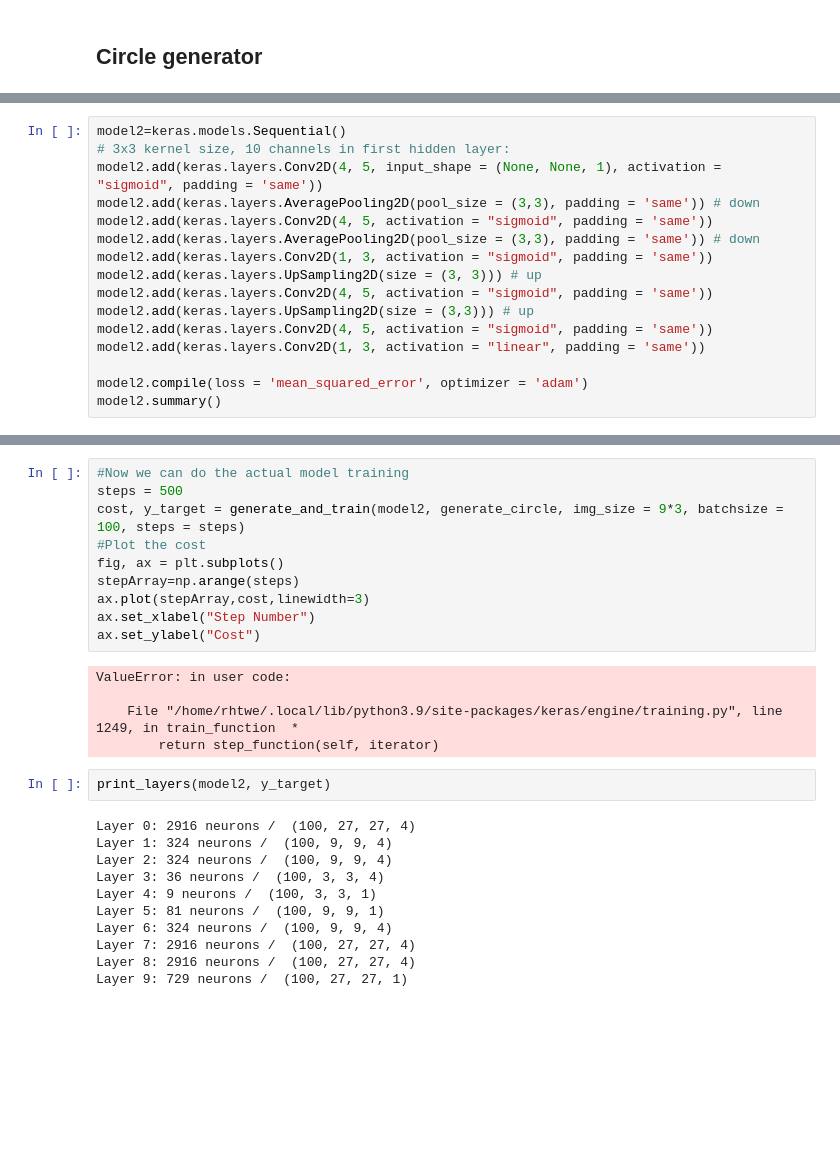
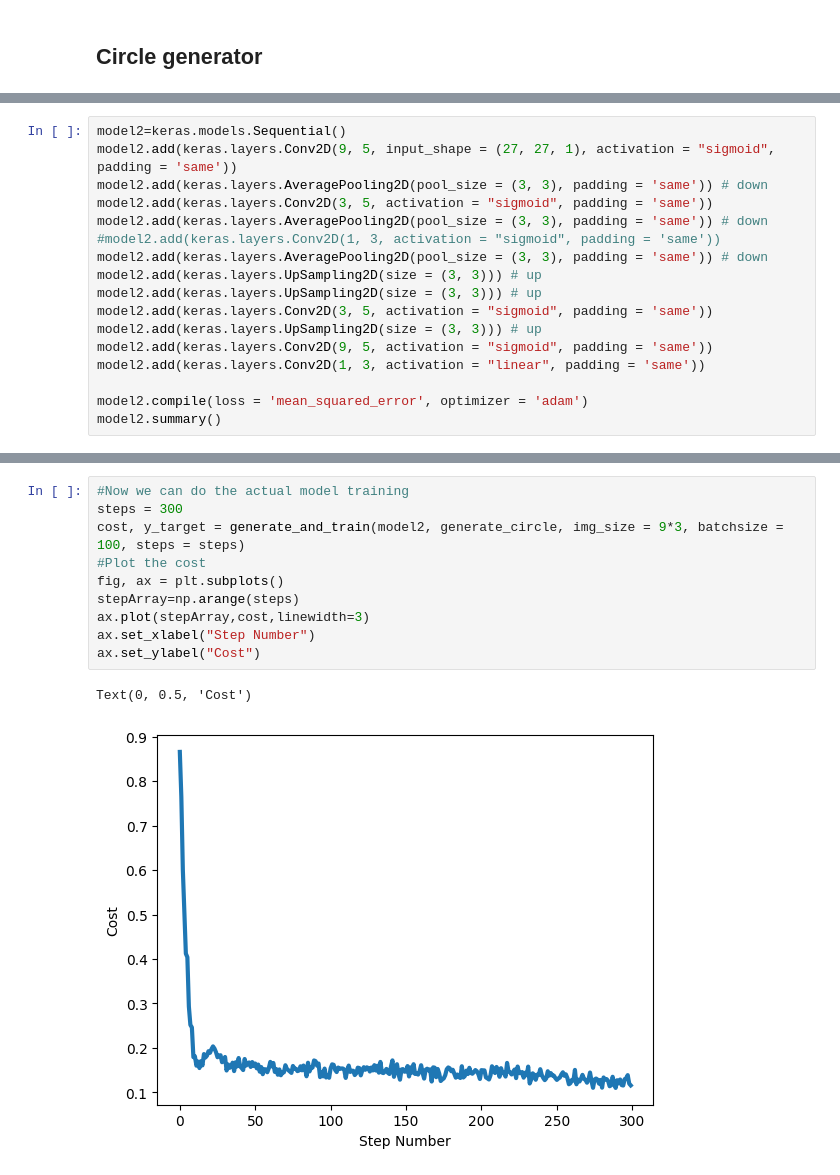
Before and after one commit to rhtweedie/ml_assignments, a Jupyter notebook: Week4_AutoencoderChallenge.ipynb, the cells around one changed output, grey strips where cells are left out. Drawn from its saved outputs; the diff is of its cells as text; blank space fills up the shorter version.

Commit message:
Get autoencoder with 3-neuron bottleneck working

```diff
--- a/Week4_AutoencoderChallenge.ipynb
+++ b/Week4_AutoencoderChallenge.ipynb
@@ -139,15 +210,16 @@ def generate_circle(batchsize,x,y):
 # %%
 model2=keras.models.Sequential()
-# 3x3 kernel size, 10 channels in first hidden layer:
-model2.add(keras.layers.Conv2D(4, 5, input_shape = (None, None, 1), activation = "sigmoid", padding = 'same'))
-model2.add(keras.layers.AveragePooling2D(pool_size = (3,3), padding = 'same')) # down
-model2.add(keras.layers.Conv2D(4, 5, activation = "sigmoid", padding = 'same'))
-model2.add(keras.layers.AveragePooling2D(pool_size = (3,3), padding = 'same')) # down
-model2.add(keras.layers.Conv2D(1, 3, activation = "sigmoid", padding = 'same'))
+model2.add(keras.layers.Conv2D(9, 5, input_shape = (27, 27, 1), activation = "sigmoid", padding = 'same'))
+model2.add(keras.layers.AveragePooling2D(pool_size = (3, 3), padding = 'same')) # down
+model2.add(keras.layers.Conv2D(3, 5, activation = "sigmoid", padding = 'same'))
+model2.add(keras.layers.AveragePooling2D(pool_size = (3, 3), padding = 'same')) # down
+#model2.add(keras.layers.Conv2D(1, 3, activation = "sigmoid", padding = 'same'))
+model2.add(keras.layers.AveragePooling2D(pool_size = (3, 3), padding = 'same')) # down
 model2.add(keras.layers.UpSampling2D(size = (3, 3))) # up
-model2.add(keras.layers.Conv2D(4, 5, activation = "sigmoid", padding = 'same'))
-model2.add(keras.layers.UpSampling2D(size = (3,3))) # up
-model2.add(keras.layers.Conv2D(4, 5, activation = "sigmoid", padding = 'same'))
+model2.add(keras.layers.UpSampling2D(size = (3, 3))) # up
+model2.add(keras.layers.Conv2D(3, 5, activation = "sigmoid", padding = 'same'))
+model2.add(keras.layers.UpSampling2D(size = (3, 3))) # up
+model2.add(keras.layers.Conv2D(9, 5, activation = "sigmoid", padding = 'same'))
 model2.add(keras.layers.Conv2D(1, 3, activation = "linear", padding = 'same'))
 
 model2.compile(loss = 'mean_squared_error', optimizer = 'adam')
@@ -172,29 +244,14 @@ Non-trainable params: 0
 _________________________________________________________________
 # %%
 #Now we can do the actual model training
-steps = 500
+steps = 300
 cost, y_target = generate_and_train(model2, generate_circle, img_size = 9*3, batchsize = 100, steps = steps)
 #Plot the cost
 fig, ax = plt.subplots()
 stepArray=np.arange(steps)
 ax.plot(stepArray,cost,linewidth=3)
 ax.set_xlabel("Step Number")
 ax.set_ylabel("Cost")
 # %% [output]
-ValueError: in user code:
-
-    File "/home/rhtwe/.local/lib/python3.9/site-packages/keras/engine/training.py", line 1249, in train_function  *
-        return step_function(self, iterator)
+Text(0, 0.5, 'Cost')
+[figure, added]
-# %%
-print_layers(model2, y_target)
-# %% [output]
-Layer 0: 2916 neurons /  (100, 27, 27, 4)
-Layer 1: 324 neurons /  (100, 9, 9, 4)
-Layer 2: 324 neurons /  (100, 9, 9, 4)
-Layer 3: 36 neurons /  (100, 3, 3, 4)
-Layer 4: 9 neurons /  (100, 3, 3, 1)
-Layer 5: 81 neurons /  (100, 9, 9, 1)
-Layer 6: 324 neurons /  (100, 9, 9, 4)
-Layer 7: 2916 neurons /  (100, 27, 27, 4)
-Layer 8: 2916 neurons /  (100, 27, 27, 4)
-Layer 9: 729 neurons /  (100, 27, 27, 1)
```
Also changed, not shown: parts of 10 cells of this notebook.
